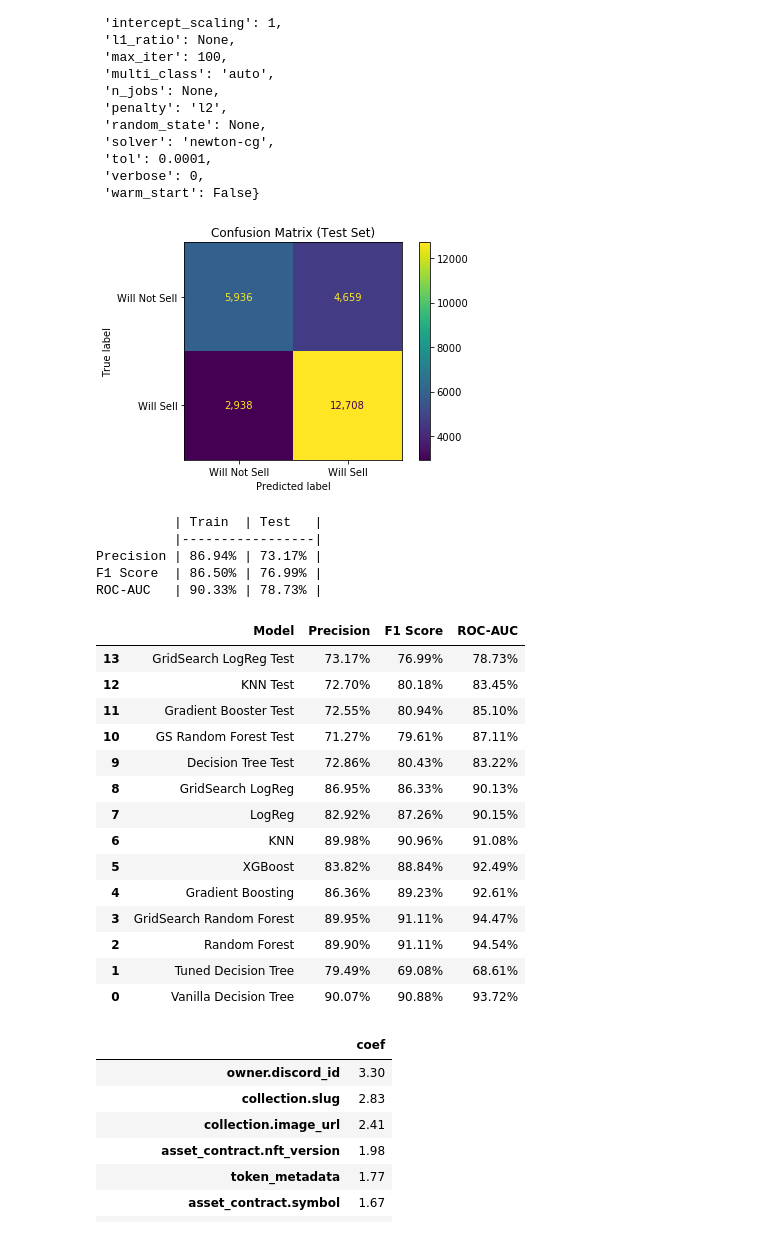
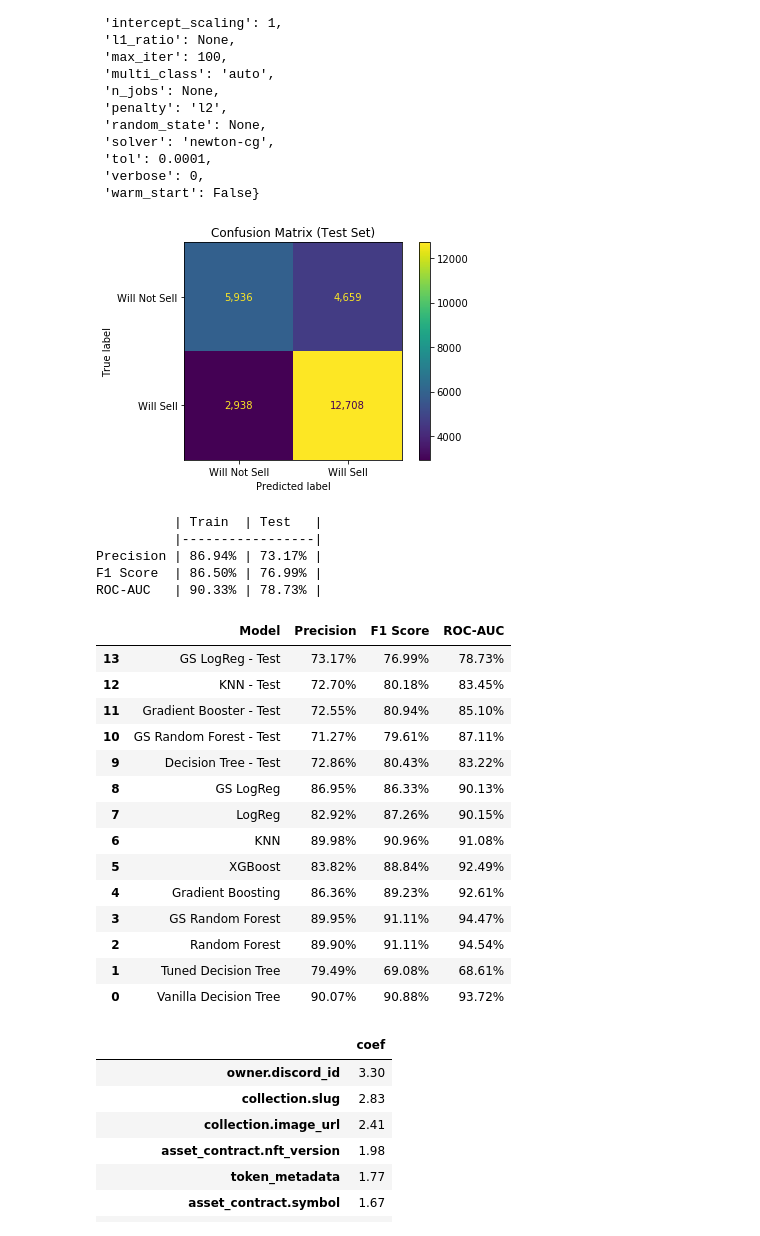
Before and after one commit to shawnjohnsamuel/nft-sale-prediction, a Jupyter notebook: project-notebook.ipynb, the cells around one changed output. Saved outputs shown, nothing was run; the diff lists cells and outputs as text; code cells hidden in the pictures.

```diff
--- a/project-notebook.ipynb
+++ b/project-notebook.ipynb
@@ -1146,26 +1138,26 @@ lr3_gs.best_estimator_.get_params()
  'verbose': 0,
  'warm_start': False}
 # %%
-sjs.evaluate('GridSearch LogReg Test', lr3_gs.best_estimator_, X, X_test_new, y, y_test_new, use_decision_function='yes')
+sjs.evaluate('GS LogReg - Test', lr3_gs.best_estimator_, X, X_test_new, y, y_test_new, use_decision_function='yes')
 # %% [output]
 [figure]
           | Train  | Test   |
           |-----------------|
 Precision | 86.94% | 73.17% |
 F1 Score  | 86.50% | 76.99% |
 ROC-AUC   | 90.33% | 78.73% |
 |  | Model | Precision | F1 Score | ROC-AUC |
-| 13 | GridSearch LogReg Test | 73.17% | 76.99% | 78.73% |
-| 12 | KNN Test | 72.70% | 80.18% | 83.45% |
-| 11 | Gradient Booster Test | 72.55% | 80.94% | 85.10% |
-| 10 | GS Random Forest Test | 71.27% | 79.61% | 87.11% |
-| 9 | Decision Tree Test | 72.86% | 80.43% | 83.22% |
-| 8 | GridSearch LogReg | 86.95% | 86.33% | 90.13% |
+| 13 | GS LogReg - Test | 73.17% | 76.99% | 78.73% |
+| 12 | KNN - Test | 72.70% | 80.18% | 83.45% |
+| 11 | Gradient Booster - Test | 72.55% | 80.94% | 85.10% |
+| 10 | GS Random Forest - Test | 71.27% | 79.61% | 87.11% |
+| 9 | Decision Tree - Test | 72.86% | 80.43% | 83.22% |
+| 8 | GS LogReg | 86.95% | 86.33% | 90.13% |
 | 7 | LogReg | 82.92% | 87.26% | 90.15% |
 | 6 | KNN | 89.98% | 90.96% | 91.08% |
 | 5 | XGBoost | 83.82% | 88.84% | 92.49% |
 | 4 | Gradient Boosting | 86.36% | 89.23% | 92.61% |
-| 3 | GridSearch Random Forest | 89.95% | 91.11% | 94.47% |
+| 3 | GS Random Forest | 89.95% | 91.11% | 94.47% |
 | 2 | Random Forest | 89.90% | 91.11% | 94.54% |
 | 1 | Tuned Decision Tree | 79.49% | 69.08% | 68.61% |
 | 0 | Vanilla Decision Tree | 90.07% | 90.88% | 93.72% |
```
Also changed, not shown: parts of 25 cells of this notebook.
